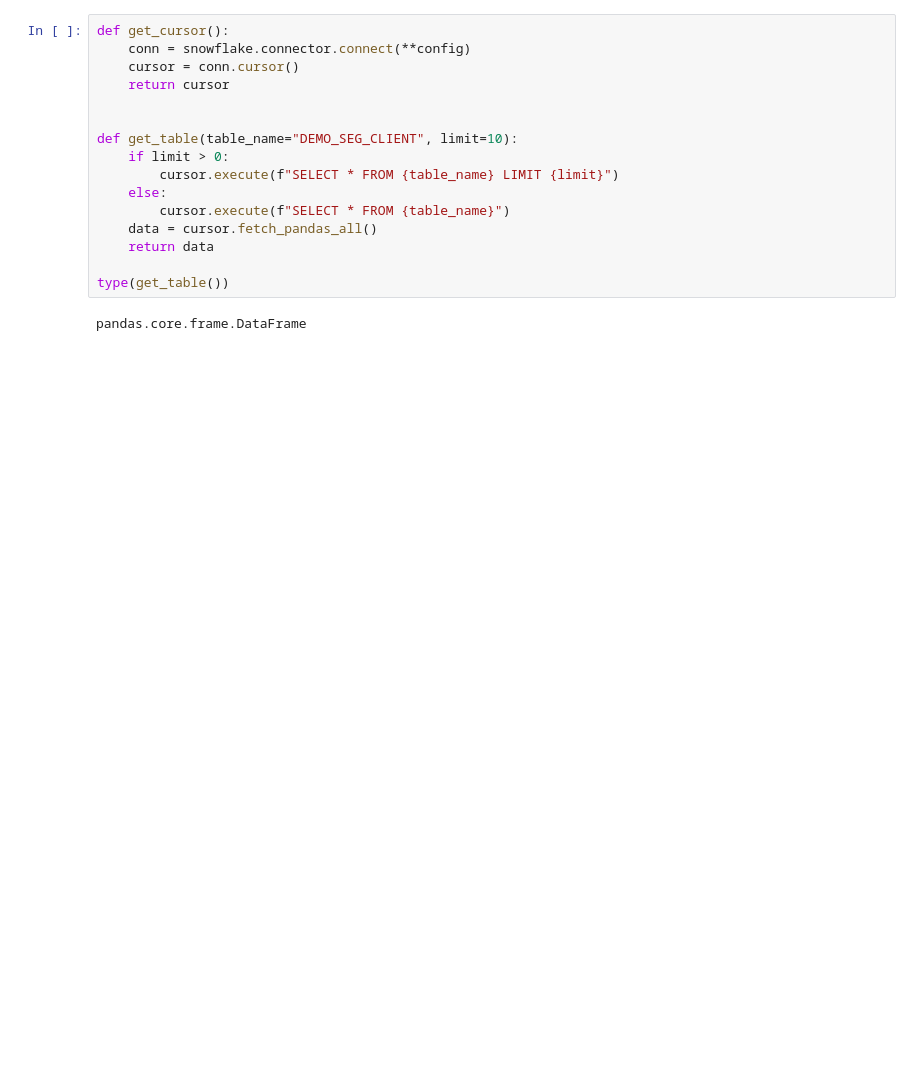
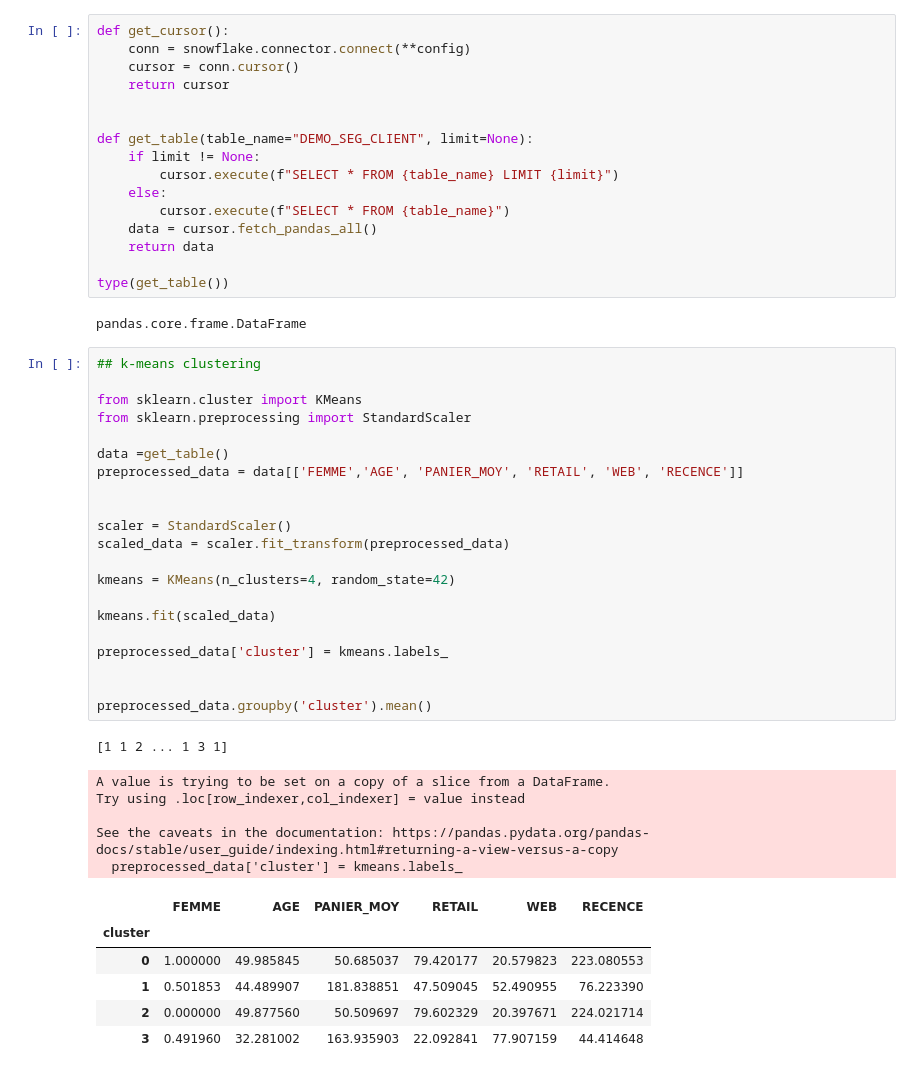
Before and after one commit to jeremy-vangansberg/oryjin-deploy-private, a Jupyter notebook: notebooks/snowflake.ipynb, the cells around one changed output. Drawn from its saved outputs; the diff is of its cells as text; blank space fills up the shorter version.

```diff
--- a/notebooks/snowflake.ipynb
+++ b/notebooks/snowflake.ipynb
@@ -65,8 +65,8 @@ def get_cursor():
     return cursor
 
 
-def get_table(table_name="DEMO_SEG_CLIENT", limit=10):
-    if limit > 0:
+def get_table(table_name="DEMO_SEG_CLIENT", limit=None):
+    if limit != None:
         cursor.execute(f"SELECT * FROM {table_name} LIMIT {limit}")
     else:
         cursor.execute(f"SELECT * FROM {table_name}")
@@ -76,3 +76,37 @@ def get_table(table_name="DEMO_SEG_CLIENT", limit=10):
 type(get_table())
 # %% [output]
 pandas.core.frame.DataFrame
+# %%
+## k-means clustering
+
+from sklearn.cluster import KMeans
+from sklearn.preprocessing import StandardScaler
+
+data =get_table()
+preprocessed_data = data[['FEMME','AGE', 'PANIER_MOY', 'RETAIL', 'WEB', 'RECENCE']]
+
+
+scaler = StandardScaler()
+scaled_data = scaler.fit_transform(preprocessed_data)
+
+kmeans = KMeans(n_clusters=4, random_state=42)
+
+kmeans.fit(scaled_data)
+
+preprocessed_data['cluster'] = kmeans.labels_
+
+
+preprocessed_data.groupby('cluster').mean()
+# %% [output]
+[1 1 2 ... 1 3 1]
+A value is trying to be set on a copy of a slice from a DataFrame.
+Try using .loc[row_indexer,col_indexer] = value instead
+
+See the caveats in the documentation: https://pandas.pydata.org/pandas-docs/stable/user_guide/indexing.html#returning-a-view-versus-a-copy
+  preprocessed_data['cluster'] = kmeans.labels_
+|  | FEMME | AGE | PANIER_MOY | RETAIL | WEB | RECENCE |
+| cluster |  |  |  |  |  |  |
+| 0 | 1.000000 | 49.985845 | 50.685037 | 79.420177 | 20.579823 | 223.080553 |
+| 1 | 0.501853 | 44.489907 | 181.838851 | 47.509045 | 52.490955 | 76.223390 |
+| 2 | 0.000000 | 49.877560 | 50.509697 | 79.602329 | 20.397671 | 224.021714 |
+| 3 | 0.491960 | 32.281002 | 163.935903 | 22.092841 | 77.907159 | 44.414648 |
```
Also changed, not shown: parts of 4 cells of this notebook, 9 other files.
